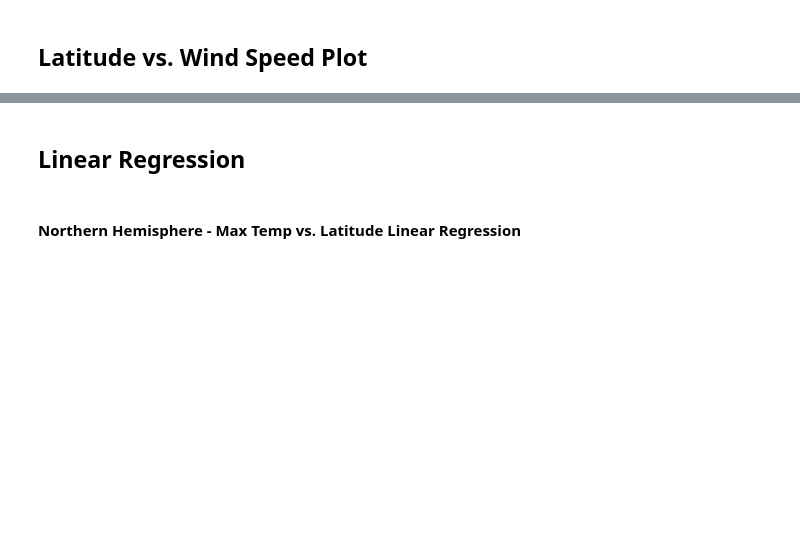
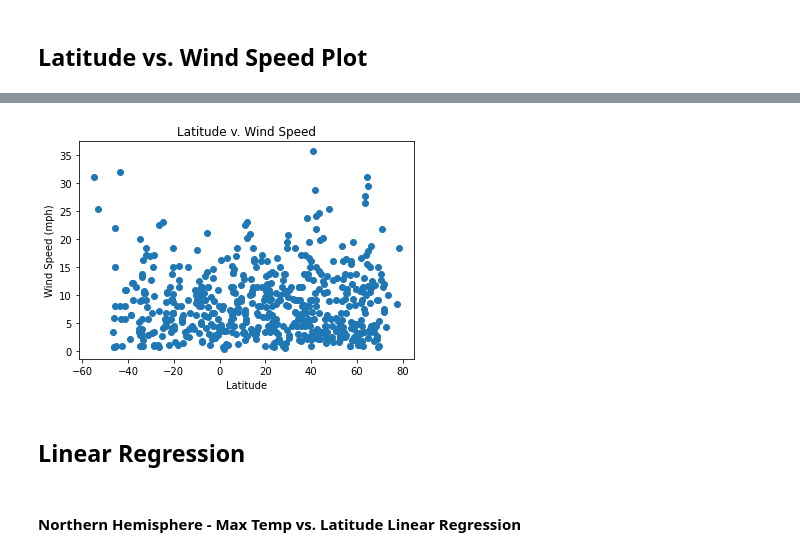
Before and after one commit to chuckloveall/python-api-weather, a Jupyter notebook: starter_code/WeatherPy.ipynb, the cells around one changed output, grey strips where cells are left out. Saved outputs shown, nothing was run; the diff lists cells and outputs as text; code cells hidden in the pictures; blank space fills up the shorter version.

```diff
--- a/starter_code/WeatherPy.ipynb
+++ b/starter_code/WeatherPy.ipynb
@@ -153,3 +220,11 @@ Int64Index([], dtype='int64')
+# %%
+plt.scatter(weather_df["Latitude"],weather_df["Wind Speed (mph)"])
+plt.xlabel("Latitude")
+plt.ylabel("Wind Speed (mph)")
+plt.title("Latitude v. Wind Speed")
+plt.show()
+# %% [output]
+[figure, added]
 # %% [markdown]
 ## Linear Regression
 # %% [markdown]
```
Also changed, not shown: parts of 36 cells of this notebook, 1 other file.
